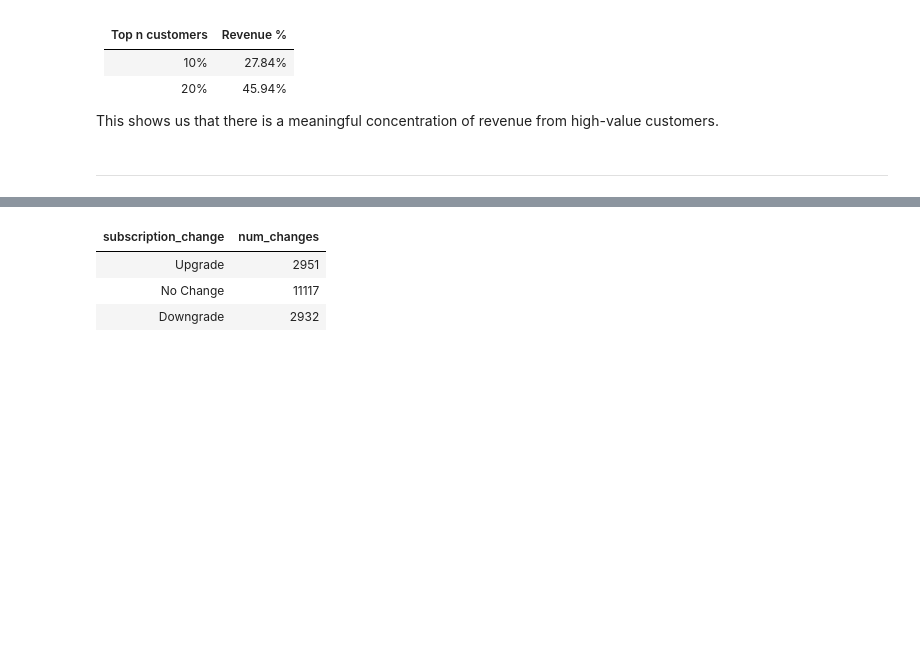
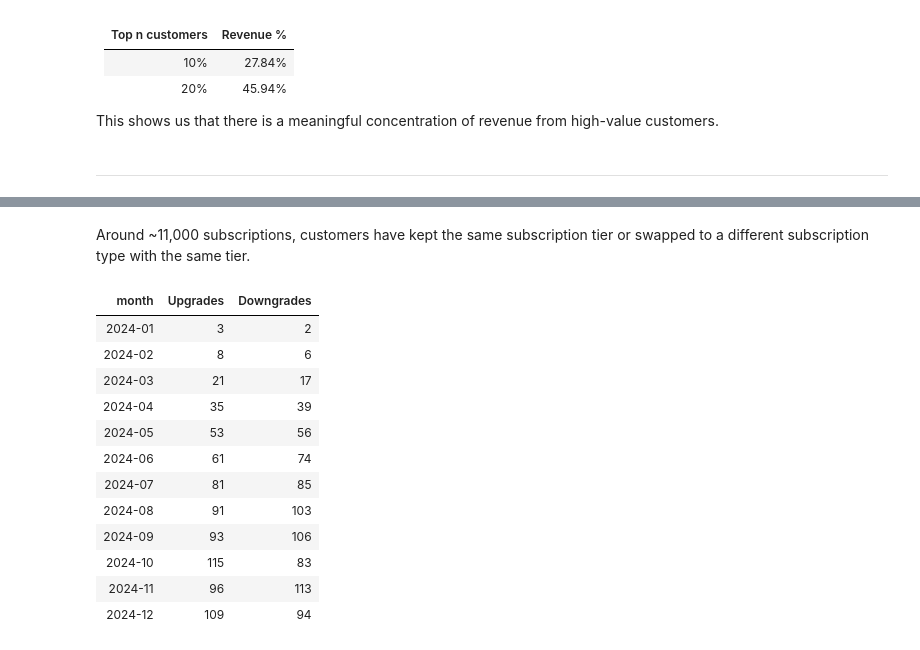
Before and after one commit to nlawee/sql_projects, a Jupyter notebook: Northstar Customer Analytics/analysis.ipynb, the cells around one changed output, grey strips where cells are left out. Drawn from its saved outputs; the diff is of its cells as text; code cells hidden in the pictures; blank space fills up the shorter version.

```diff
--- a/Northstar Customer Analytics/analysis.ipynb
+++ b/Northstar Customer Analytics/analysis.ipynb
@@ -447,3 +510,5 @@ Detecting Subscription Upgrades/Downgrades
+# %% [markdown]
+Around ~11,000 subscriptions, customers have kept the same subscription tier or swapped to a different subscription type with the same tier.
 # %%
 %%sql
 
@@ -471,37 +536,50 @@ subscription_w_tiers AS (
 subscription_w_history AS (
     SELECT
         customer_id,
         product_id,
         start_date,
         tier,
         LAG(tier) OVER(PARTITION BY customer_id ORDER BY start_date) AS prev_tier,
         tier_num,
         LAG(tier_num) OVER(PARTITION BY customer_id ORDER BY start_date) AS prev_tier_num
     FROM subscription_w_tiers
 ),
 subscription_change AS (
     SELECT
         customer_id,
         product_id,
         start_date,
         tier,
         prev_tier,
         CASE WHEN tier_num > prev_tier_num THEN 'Upgrade'
         WHEN tier_num < prev_tier_num THEN 'Downgrade'
         ELSE 'No Change'
         END AS subscription_change
     FROM subscription_w_history
 
 )
 
 SELECT
-    subscription_change,
-    COUNT(*) AS num_changes
+    start_date.strftime('%Y-%m') AS month,
+    SUM(CASE WHEN subscription_change = 'Upgrade' THEN 1 ELSE 0 END) AS Upgrades,
+    SUM(CASE WHEN subscription_change = 'Downgrade' THEN 1 ELSE 0 END) AS Downgrades
 FROM subscription_change
-GROUP BY subscription_change
+WHERE subscription_change IN ('Upgrade', 'Downgrade')
+GROUP BY month
+ORDER BY month
+LIMIT 12
 ;
 # %% [output]
-| subscription_change | num_changes |
-| Upgrade | 2951 |
-| No Change | 11117 |
-| Downgrade | 2932 |
+| month | Upgrades | Downgrades |
+| 2024-01 | 3 | 2 |
+| 2024-02 | 8 | 6 |
+| 2024-03 | 21 | 17 |
+| 2024-04 | 35 | 39 |
+| 2024-05 | 53 | 56 |
+| 2024-06 | 61 | 74 |
+| 2024-07 | 81 | 85 |
+| 2024-08 | 91 | 103 |
+| 2024-09 | 93 | 106 |
+| 2024-10 | 115 | 83 |
+| 2024-11 | 96 | 113 |
+| 2024-12 | 109 | 94 |
```
Also changed, not shown: parts of 5 cells of this notebook.
